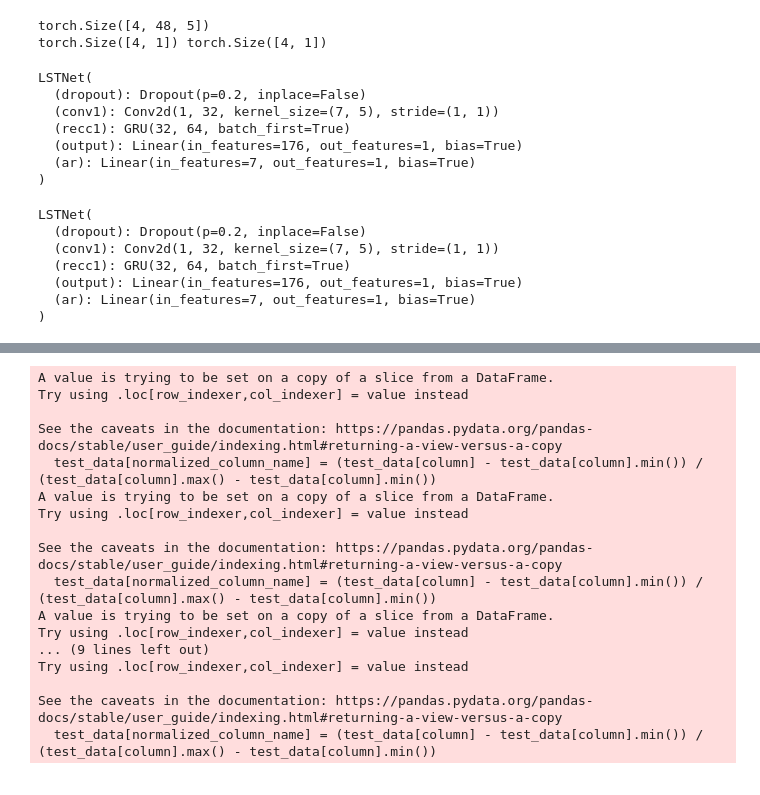
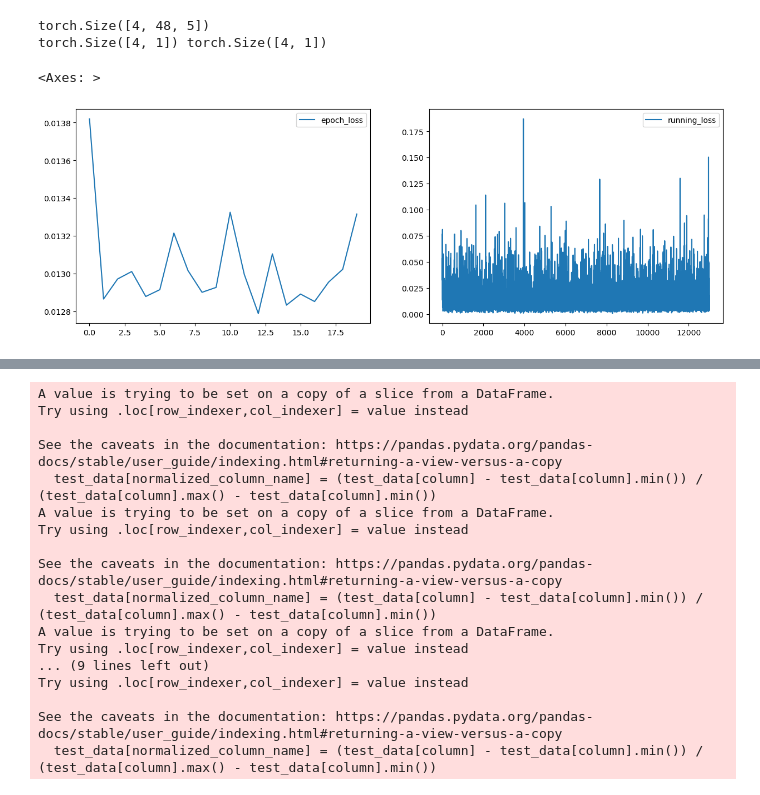
Before and after one commit to amrirasyidi/air_quality_forecasting, a Jupyter notebook: notebooks/1_forecast_testing.ipynb, the cells around one changed output, grey strips where cells are left out. Saved outputs shown, nothing was run; the diff lists cells and outputs as text; code cells hidden in the pictures.

```diff
--- a/notebooks/1_forecast_testing.ipynb
+++ b/notebooks/1_forecast_testing.ipynb
@@ -337,34 +312,36 @@ for epoch in tqdm(range(epochs)):
 
     with open('Epoch-Loss.txt', 'a+') as file:
         file.write(f'{epoch_loss_train}\n')
+# %%
+epoch_loss = pd.read_table("Epoch-Loss.txt", header=None)
+running_loss = pd.read_table("Running-Loss.txt", header=None)
+# %%
+fig, ax = plt.subplots(1,2, figsize=(15,5))
+
+epoch_loss.plot(
+    y = 0,
+    label = "epoch_loss",
+    ax=ax[0]
+)
+
+running_loss.plot(
+    y = 0,
+    label = "running_loss",
+    ax=ax[1]
+)
+# %% [output]
+<Axes: >
+[figure, added]
 # %%
 model_name = f"LSTNet-E{epochs}"
 model_path = f"{model_name}.pth"
 torch.save(model.state_dict(), model_path)
 # %%
-model_name = f"LSTNet-E{epochs}"
-model_path = f"{model_name}.pth"
-model = LSTNet()
-model.load_state_dict(torch.load(model_path))
-model.eval()
+# model_name = f"LSTNet-E{epochs}"
+# model_path = f"{model_name}.pth"
+# model = LSTNet()
+# model.load_state_dict(torch.load(model_path))
+# model.eval()
-# %% [output]
-LSTNet(
-  (dropout): Dropout(p=0.2, inplace=False)
-  (conv1): Conv2d(1, 32, kernel_size=(7, 5), stride=(1, 1))
-  (recc1): GRU(32, 64, batch_first=True)
-  (output): Linear(in_features=176, out_features=1, bias=True)
-  (ar): Linear(in_features=7, out_features=1, bias=True)
-)
-# %%
-model
-# %% [output]
-LSTNet(
-  (dropout): Dropout(p=0.2, inplace=False)
-  (conv1): Conv2d(1, 32, kernel_size=(7, 5), stride=(1, 1))
-  (recc1): GRU(32, 64, batch_first=True)
-  (output): Linear(in_features=176, out_features=1, bias=True)
-  (ar): Linear(in_features=7, out_features=1, bias=True)
-)
 # %%
 train_split = 0.6
 
```
Also changed, not shown: parts of 10 cells of this notebook, 7 other files.
